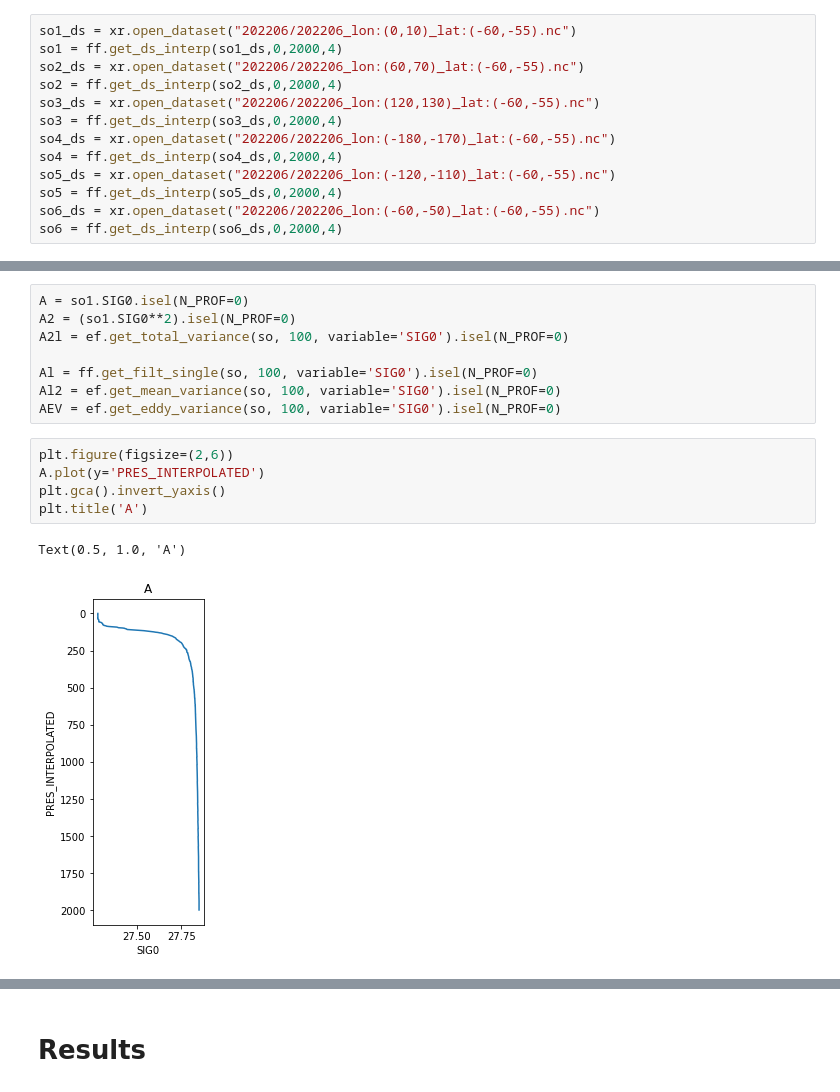
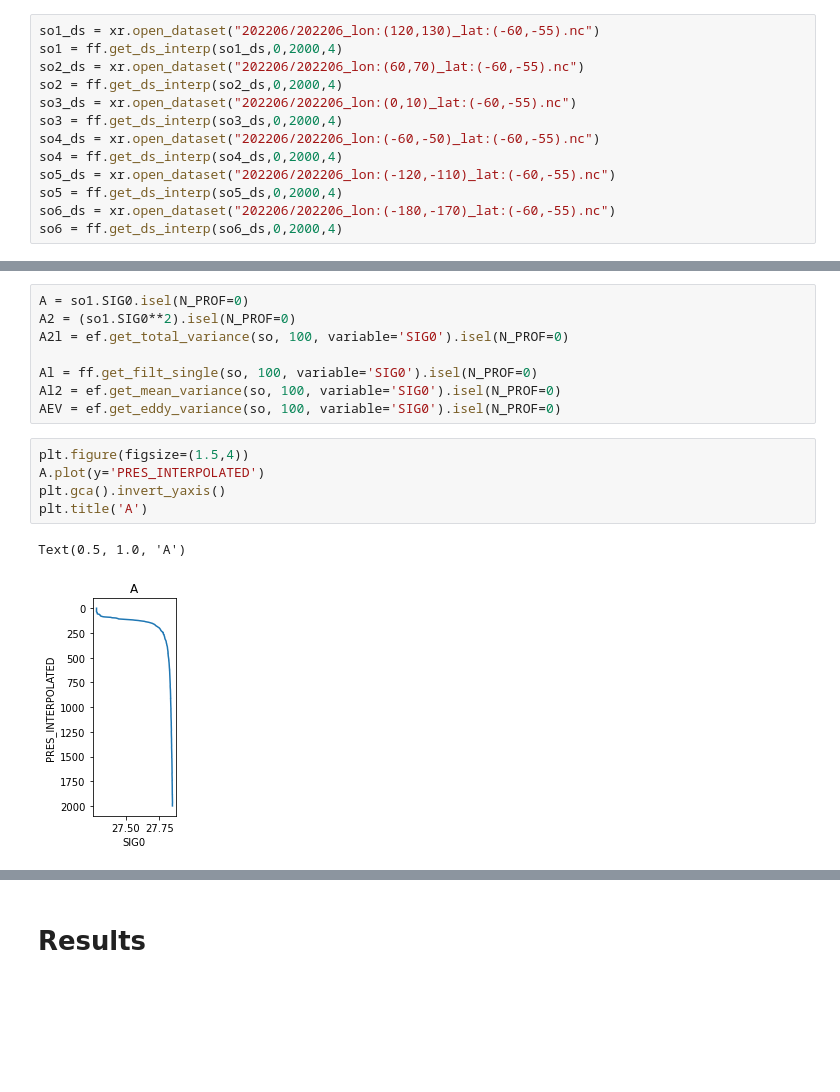
Before and after one commit to ocean-transport/argo-intern, a Jupyter notebook: CCS_poster.ipynb, the cells around one changed output, grey strips where cells are left out. Cells and saved outputs as stored; diff of their text form; blank space fills up the shorter version.

```diff
--- a/CCS_poster.ipynb
+++ b/CCS_poster.ipynb
@@ -28,17 +28,17 @@ s2_SIG0_EV = ef.get_eddy_variance(s2,100,variable='SIG0')
 s3_SIG0_EV = ef.get_eddy_variance(s3,100,variable='SIG0')
 s4_SIG0_EV = ef.get_eddy_variance(s4,100,variable='SIG0')
 # %%
-so1_ds = xr.open_dataset("202206/202206_lon:(0,10)_lat:(-60,-55).nc")
+so1_ds = xr.open_dataset("202206/202206_lon:(120,130)_lat:(-60,-55).nc")
 so1 = ff.get_ds_interp(so1_ds,0,2000,4)
 so2_ds = xr.open_dataset("202206/202206_lon:(60,70)_lat:(-60,-55).nc")
 so2 = ff.get_ds_interp(so2_ds,0,2000,4)
-so3_ds = xr.open_dataset("202206/202206_lon:(120,130)_lat:(-60,-55).nc")
+so3_ds = xr.open_dataset("202206/202206_lon:(0,10)_lat:(-60,-55).nc")
 so3 = ff.get_ds_interp(so3_ds,0,2000,4)
-so4_ds = xr.open_dataset("202206/202206_lon:(-180,-170)_lat:(-60,-55).nc")
+so4_ds = xr.open_dataset("202206/202206_lon:(-60,-50)_lat:(-60,-55).nc")
 so4 = ff.get_ds_interp(so4_ds,0,2000,4)
 so5_ds = xr.open_dataset("202206/202206_lon:(-120,-110)_lat:(-60,-55).nc")
 so5 = ff.get_ds_interp(so5_ds,0,2000,4)
-so6_ds = xr.open_dataset("202206/202206_lon:(-60,-50)_lat:(-60,-55).nc")
+so6_ds = xr.open_dataset("202206/202206_lon:(-180,-170)_lat:(-60,-55).nc")
 so6 = ff.get_ds_interp(so6_ds,0,2000,4)
 # %%
 so1_SIG0_EV = ef.get_eddy_variance(so1, 100, variable='SIG0')
@@ -72,11 +72,11 @@ Al = ff.get_filt_single(so, 100, variable='SIG0').isel(N_PROF=0)
 Al2 = ef.get_mean_variance(so, 100, variable='SIG0').isel(N_PROF=0)
 AEV = ef.get_eddy_variance(so, 100, variable='SIG0').isel(N_PROF=0)
 # %%
-plt.figure(figsize=(2,6))
+plt.figure(figsize=(1.5,4))
 A.plot(y='PRES_INTERPOLATED')
 plt.gca().invert_yaxis()
 plt.title('A')
 # %% [output]
 Text(0.5, 1.0, 'A')
-[figure, old version]
+[figure, new version]
 # %%
```
Also changed, not shown: parts of 8 cells of this notebook.
